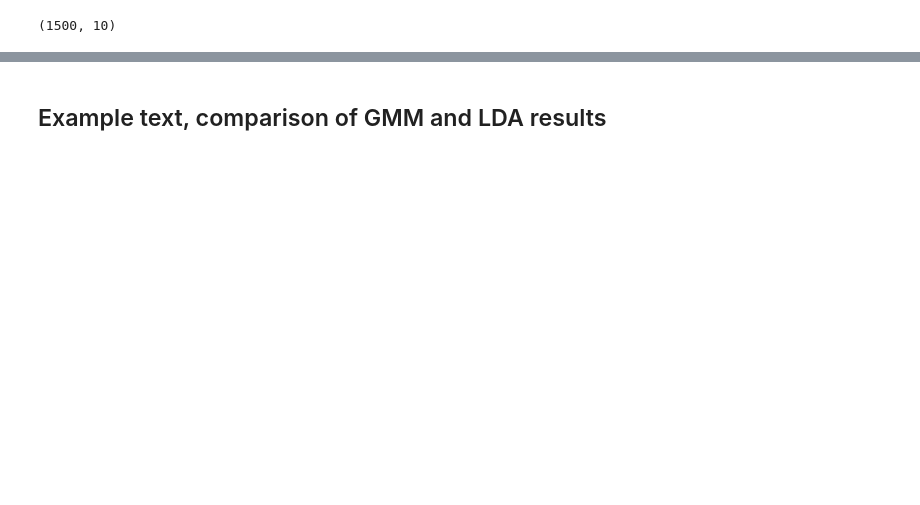
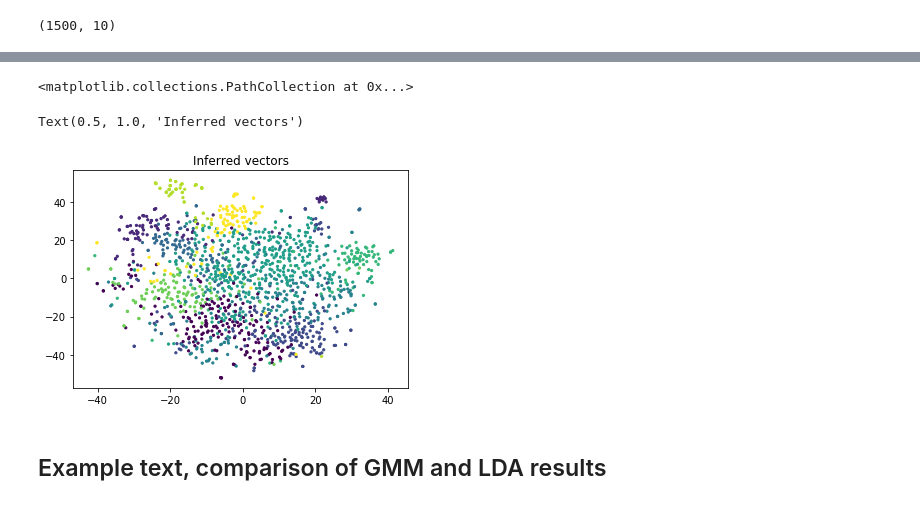
Before and after one commit to davidlenz/pvtm, a Jupyter notebook: class_PVTM.ipynb, the cells around one changed output, grey strips where cells are left out. Cells and saved outputs as stored; diff of their text form; code cells hidden in the pictures; blank space fills up the shorter version.

```diff
--- a/class_PVTM.ipynb
+++ b/class_PVTM.ipynb
@@ -374,3 +403,12 @@ Text(0.5, 1.0, 'Inferred vectors')
+# %%
+import matplotlib.pyplot as plt
+plt.scatter(tsnevecs2[:,0], tsnevecs2[:,1], s=5, c= pvtm.gmm.predict(pvtm.document_vectors))
+plt.title('Inferred vectors')
+plt.show()
+# %% [output]
+<matplotlib.collections.PathCollection at 0x...>
+Text(0.5, 1.0, 'Inferred vectors')
+[figure, added]
 # %% [markdown]
 ## Example text, comparison of GMM and LDA results
 # %%
```
Also changed, not shown: parts of 25 cells of this notebook.
